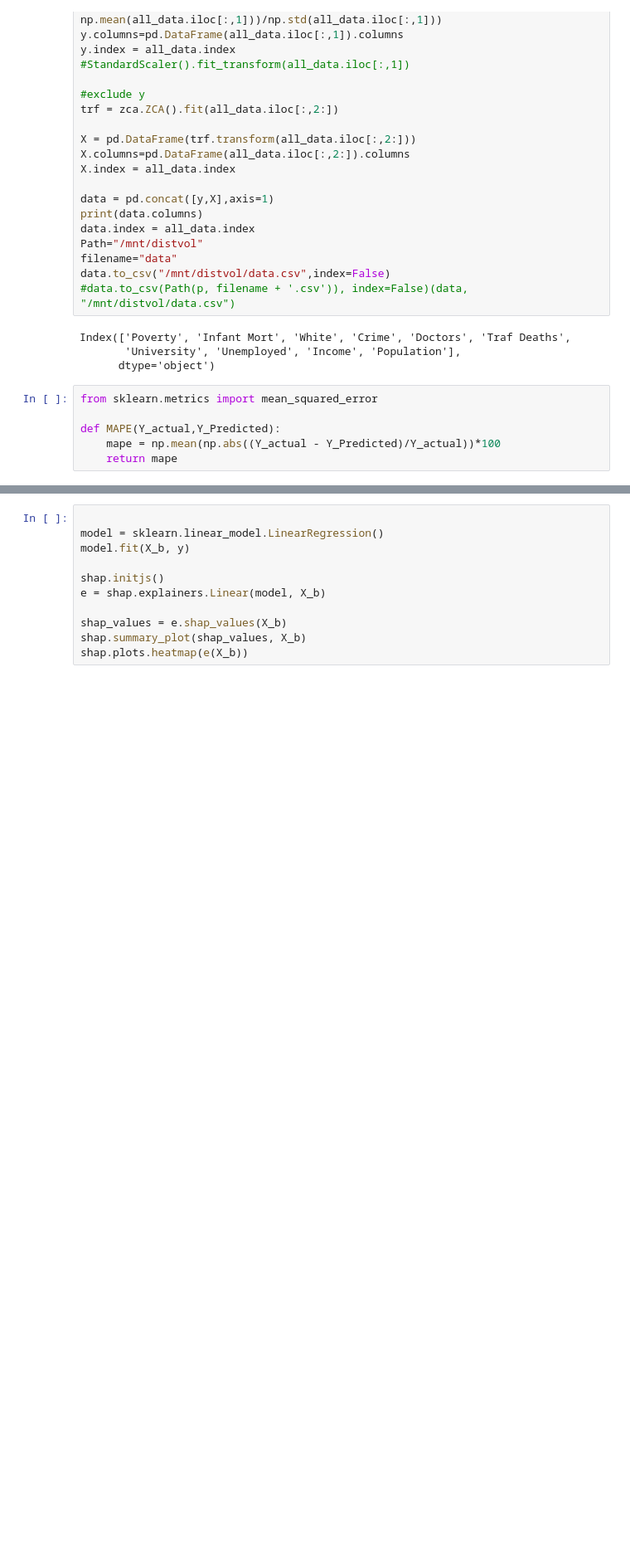
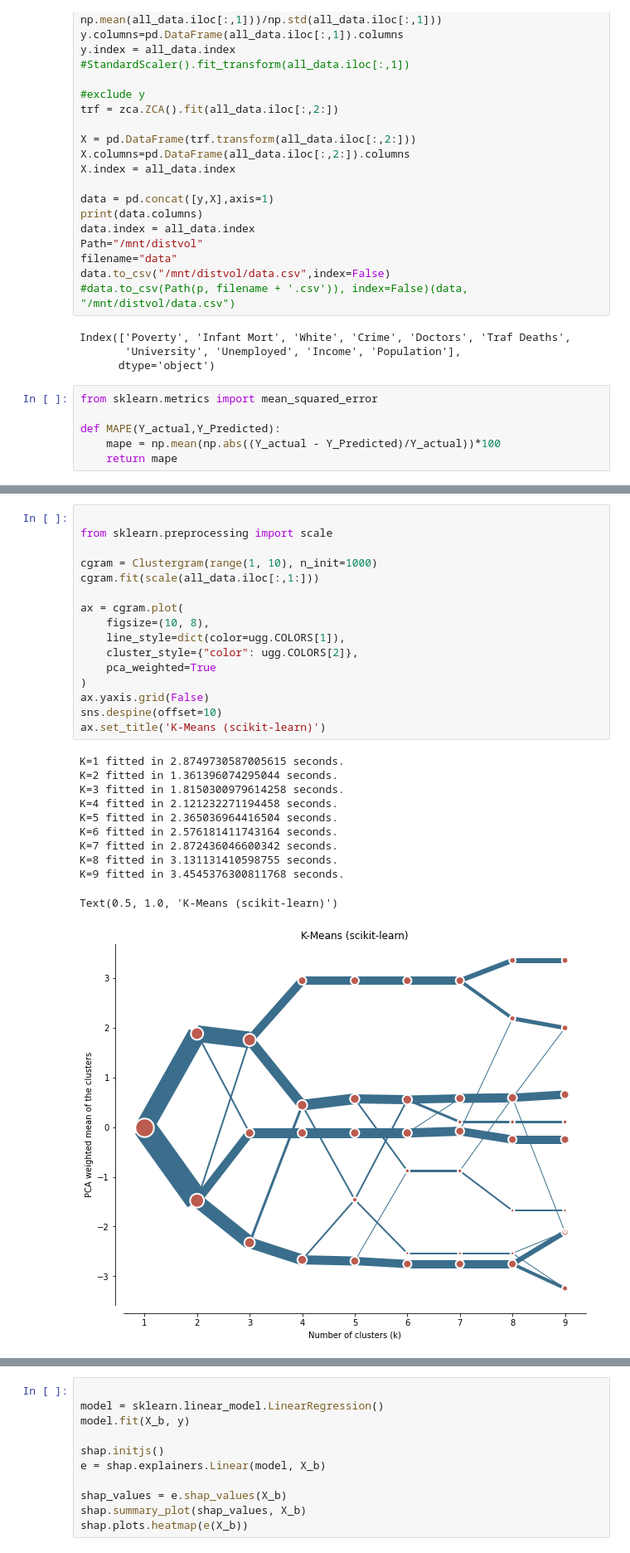
Before and after one commit to webclinic017/Python-Stock-1, a Jupyter notebook: DBScan-ElasticNet.ipynb, the cells around one changed output, grey strips where cells are left out. Shown at 83% size. Drawn from its saved outputs; the diff is of its cells as text; blank space fills up the shorter version.

```diff
--- a/DBScan-ElasticNet.ipynb
+++ b/DBScan-ElasticNet.ipynb
@@ -171,0 +188,28 @@ array([[<AxesSubplot:title={'center':'Crime'}>,
+# %%
+
+from sklearn.preprocessing import scale
+
+cgram = Clustergram(range(1, 10), n_init=1000)
+cgram.fit(scale(all_data.iloc[:,1:]))
+
+ax = cgram.plot(
+    figsize=(10, 8),
+    line_style=dict(color=ugg.COLORS[1]),
+    cluster_style={"color": ugg.COLORS[2]},
+    pca_weighted=True
+)
+ax.yaxis.grid(False)
+sns.despine(offset=10)
+ax.set_title('K-Means (scikit-learn)')
+# %% [output]
+K=1 fitted in 2.8749730587005615 seconds.
+K=2 fitted in 1.361396074295044 seconds.
+K=3 fitted in 1.8150300979614258 seconds.
+K=4 fitted in 2.121232271194458 seconds.
+K=5 fitted in 2.365036964416504 seconds.
+K=6 fitted in 2.576181411743164 seconds.
+K=7 fitted in 2.872436046600342 seconds.
+K=8 fitted in 3.131131410598755 seconds.
+K=9 fitted in 3.4545376300811768 seconds.
+Text(0.5, 1.0, 'K-Means (scikit-learn)')
+[figure, added]
```
Also changed, not shown: parts of 28 cells of this notebook.
